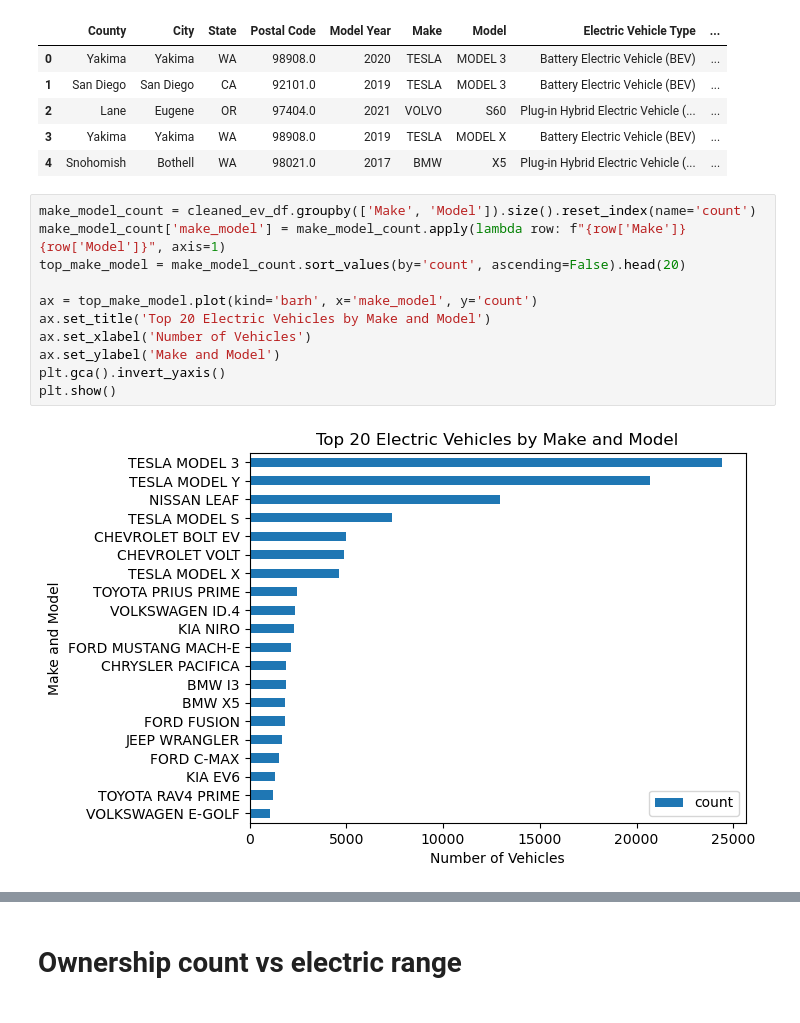
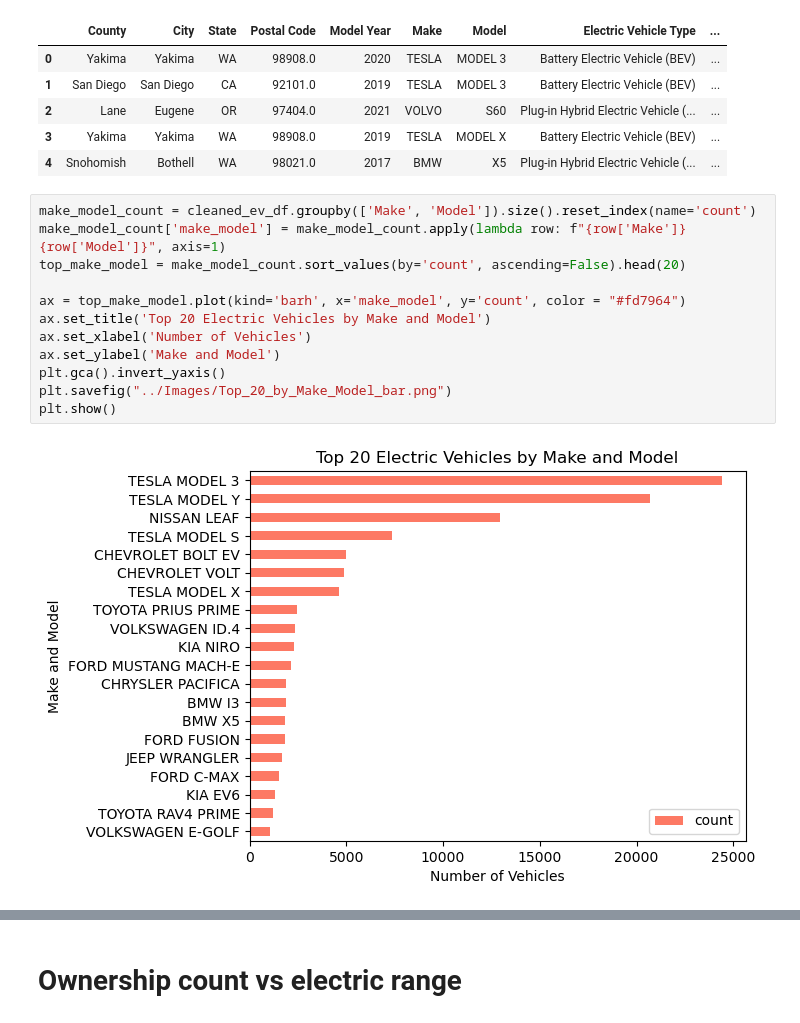
Before and after one commit to eedmondson3/Data_Detectives, a Jupyter notebook: Logan_Barnes/LB_ev_brands.ipynb, the cells around one changed output, grey strips where cells are left out. Cells and saved outputs as stored; diff of their text form.

```diff
--- a/Logan_Barnes/LB_ev_brands.ipynb
+++ b/Logan_Barnes/LB_ev_brands.ipynb
@@ -19,16 +19,17 @@ cleaned_ev_df.head()
 # %%
 make_model_count = cleaned_ev_df.groupby(['Make', 'Model']).size().reset_index(name='count')
 make_model_count['make_model'] = make_model_count.apply(lambda row: f"{row['Make']} {row['Model']}", axis=1)
 top_make_model = make_model_count.sort_values(by='count', ascending=False).head(20)
 
-ax = top_make_model.plot(kind='barh', x='make_model', y='count')
+ax = top_make_model.plot(kind='barh', x='make_model', y='count', color = "#fd7964")
 ax.set_title('Top 20 Electric Vehicles by Make and Model')
 ax.set_xlabel('Number of Vehicles')
 ax.set_ylabel('Make and Model')
 plt.gca().invert_yaxis()
+plt.savefig("../Images/Top_20_by_Make_Model_bar.png")
 plt.show()
 # %% [output]
-[figure, old version]
+[figure, new version]
 # %%
 # Get a list of all unique makes in the DataFrame
 makes = cleaned_ev_df['Make'].unique()
```
Also changed, not shown: parts of 3 cells of this notebook, 10 other files.
